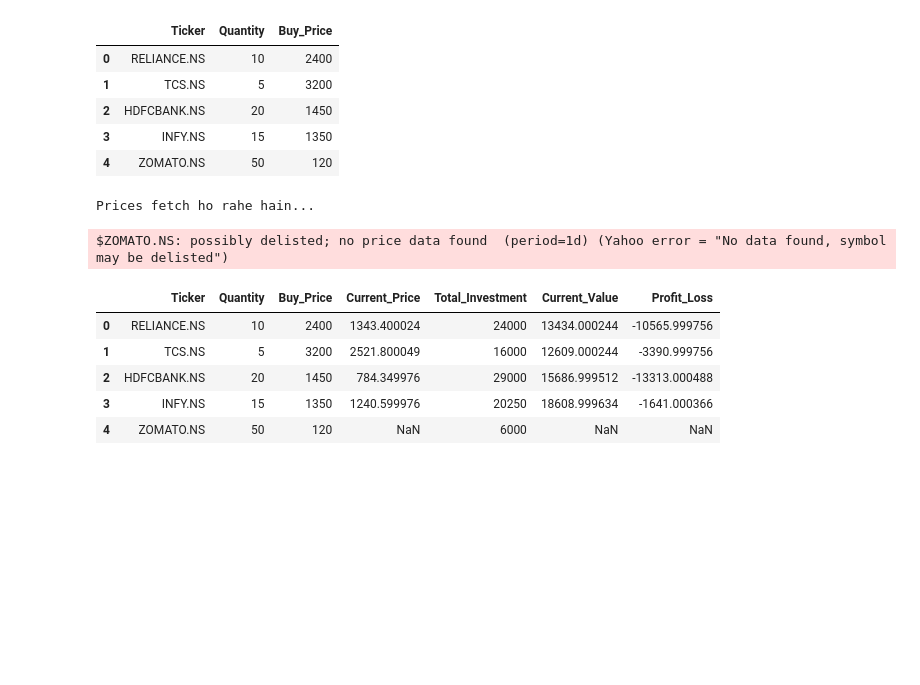
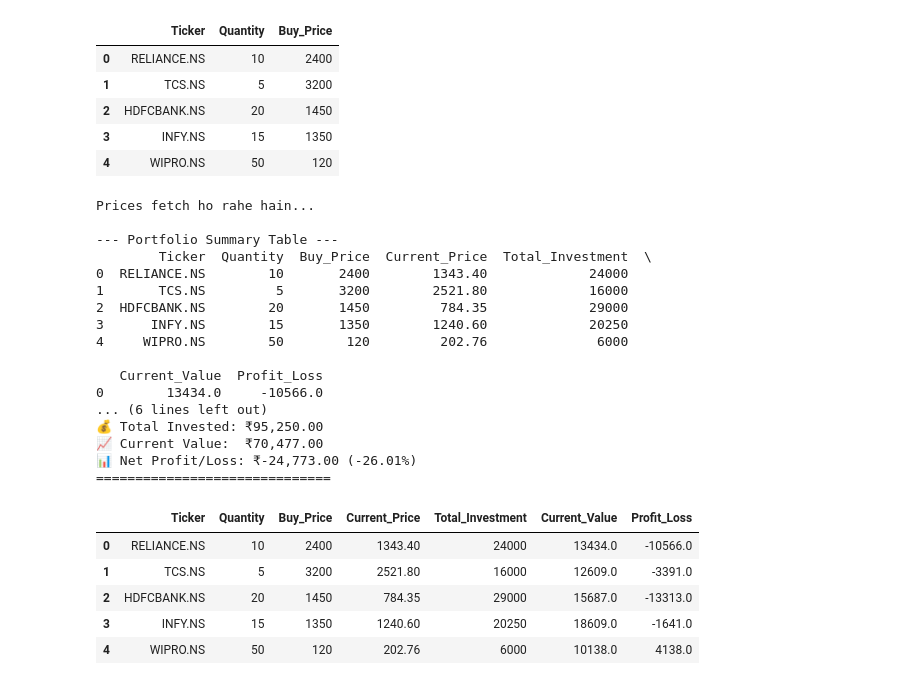
Before and after one commit to payald16016-source/Stock-Portfolio-Analysis-Python, a Jupyter notebook: Stock_Portfolio_Analysis.ipynb, the cells around one changed output. Drawn from its saved outputs; the diff is of its cells as text; code cells hidden in the pictures; blank space fills up the shorter version.

```diff
--- a/Stock_Portfolio_Analysis.ipynb
+++ b/Stock_Portfolio_Analysis.ipynb
@@ -8,7 +8,7 @@ warnings.filterwarnings('ignore')
 # %%
 # Portfolio
 portfolio_data = {
-    'Ticker': ['RELIANCE.NS', 'TCS.NS', 'HDFCBANK.NS', 'INFY.NS', 'ZOMATO.NS'],
+    'Ticker': ['RELIANCE.NS', 'TCS.NS', 'HDFCBANK.NS', 'INFY.NS', 'WIPRO.NS'],
     'Quantity': [10, 5, 20, 15, 50],
     'Buy_Price': [2400, 3200, 1450, 1350, 120]
 }
@@ -20,33 +20,79 @@ df
 | 1 | TCS.NS | 5 | 3200 |
 | 2 | HDFCBANK.NS | 20 | 1450 |
 | 3 | INFY.NS | 15 | 1350 |
-| 4 | ZOMATO.NS | 50 | 120 |
+| 4 | WIPRO.NS | 50 | 120 |
 # %%
+#Robust price fetcher
 def get_live_price(ticker):
     try:
         stock = yf.Ticker(ticker)
-        return stock.history(period='1d')['Close'].iloc[-1]
-    except:
-        return None
+
+        # 5 days ka history lete hain taaki weekend par bhi data mil sake
+        data = stock.history(period='5d')
+        if not data.empty:
+            return data['Close'].iloc[-1]
+        return 0.0
+    except Exception as e:
+        return 0.0
+
 
 print("Prices fetch ho rahe hain...")
 df['Current_Price'] = df['Ticker'].apply(get_live_price)
+
+#  Handling Missing Data (NaN Fix)
+# Agar kisi stock ka price nahi mila, toh use 0 kar do taaki calculation na ruke
+df['Current_Price'] = df['Current_Price'].fillna(0)
 
 # Calculations
 df['Total_Investment'] = df['Quantity'] * df['Buy_Price']
 df['Current_Value'] = df['Quantity'] * df['Current_Price']
 df['Profit_Loss'] = df['Current_Value'] - df['Total_Investment']
+df = df.round(2)
+# Output Display
+print("\n--- Portfolio Summary Table ---")
+print(df)
+
+#  Final Summary Calculations
+total_invested = df['Total_Investment'].sum()
+total_current_value = df['Current_Value'].sum()
+overall_pl = total_current_value - total_invested
+
+if total_invested > 0:
+    pl_percentage = (overall_pl / total_invested) * 100
+else:
+    pl_percentage = 0
+
+print("\n" + "="*30)
+print(f"💰 Total Invested: ₹{total_invested:,.2f}")
+print(f"📈 Current Value:  ₹{total_current_value:,.2f}")
+print(f"📊 Net Profit/Loss: ₹{overall_pl:,.2f} ({pl_percentage:.2f}%)")
+print("="*30)
 
 df # Output table dikhayega
 # %% [output]
 Prices fetch ho rahe hain...
+
+--- Portfolio Summary Table ---
+        Ticker  Quantity  Buy_Price  Current_Price  Total_Investment  \
+0  RELIANCE.NS        10       2400        1343.40             24000
+1       TCS.NS         5       3200        2521.80             16000
+2  HDFCBANK.NS        20       1450         784.35             29000
+3      INFY.NS        15       1350        1240.60             20250
+4     WIPRO.NS        50        120         202.76              6000
+
+   Current_Value  Profit_Loss
+0        13434.0     -10566.0
+... (6 lines left out)
+💰 Total Invested: ₹95,250.00
+📈 Current Value:  ₹70,477.00
+📊 Net Profit/Loss: ₹-24,773.00 (-26.01%)
+==============================
-$ZOMATO.NS: possibly delisted; no price data found  (period=1d) (Yahoo error = "No data found, symbol may be delisted")
 |  | Ticker | Quantity | Buy_Price | Current_Price | Total_Investment | Current_Value | Profit_Loss |
-| 0 | RELIANCE.NS | 10 | 2400 | 1343.400024 | 24000 | 13434.000244 | -10565.999756 |
-| 1 | TCS.NS | 5 | 3200 | 2521.800049 | 16000 | 12609.000244 | -3390.999756 |
-| 2 | HDFCBANK.NS | 20 | 1450 | 784.349976 | 29000 | 15686.999512 | -13313.000488 |
-| 3 | INFY.NS | 15 | 1350 | 1240.599976 | 20250 | 18608.999634 | -1641.000366 |
-| 4 | ZOMATO.NS | 50 | 120 | NaN | 6000 | NaN | NaN |
+| 0 | RELIANCE.NS | 10 | 2400 | 1343.40 | 24000 | 13434.0 | -10566.0 |
+| 1 | TCS.NS | 5 | 3200 | 2521.80 | 16000 | 12609.0 | -3391.0 |
+| 2 | HDFCBANK.NS | 20 | 1450 | 784.35 | 29000 | 15687.0 | -13313.0 |
+| 3 | INFY.NS | 15 | 1350 | 1240.60 | 20250 | 18609.0 | -1641.0 |
+| 4 | WIPRO.NS | 50 | 120 | 202.76 | 6000 | 10138.0 | 4138.0 |
 # %%
 # 1. first of all, fix the null values
 df['Current_Value'] = df['Current_Value'].fillna(0)
```
Also changed, not shown: parts of 3 cells of this notebook.
